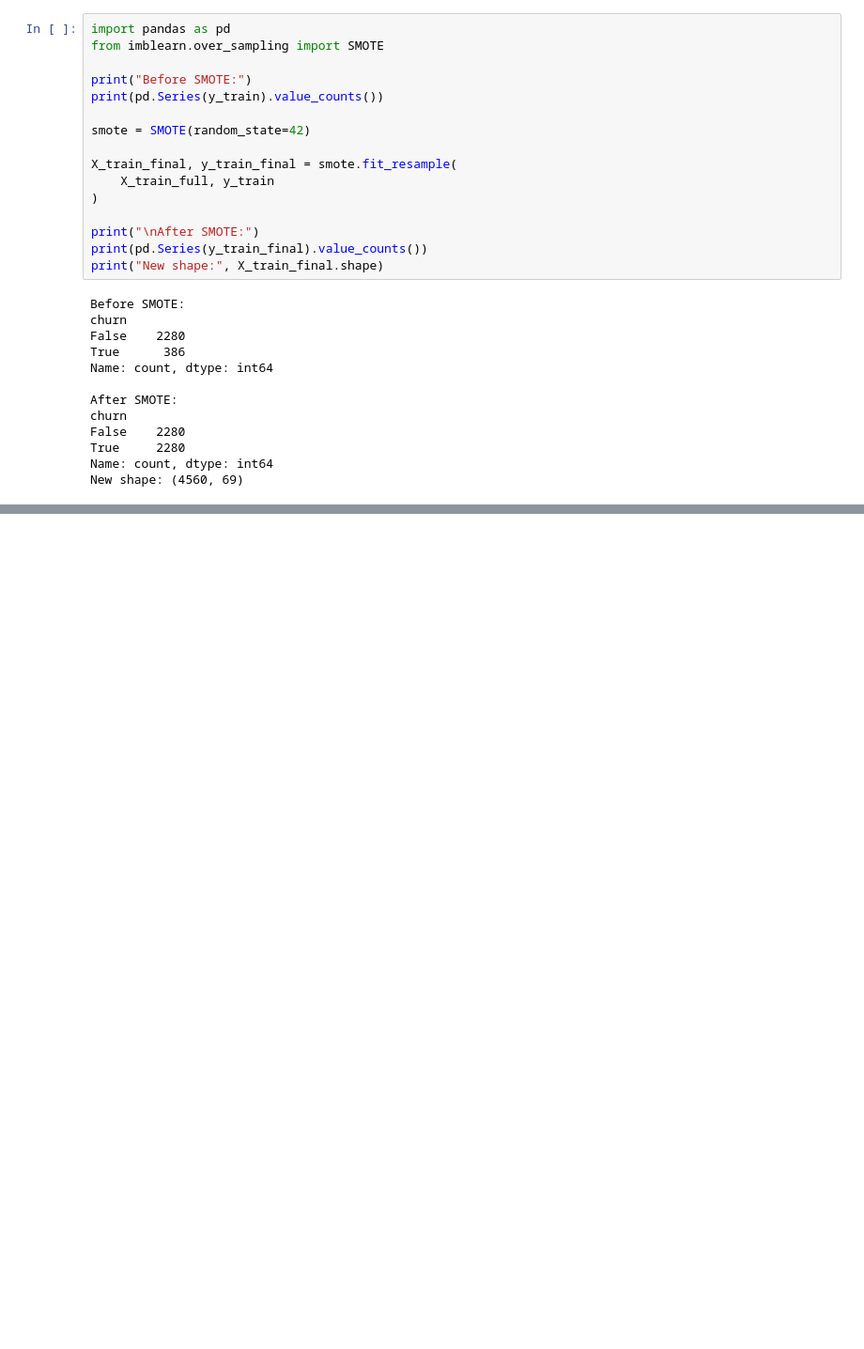
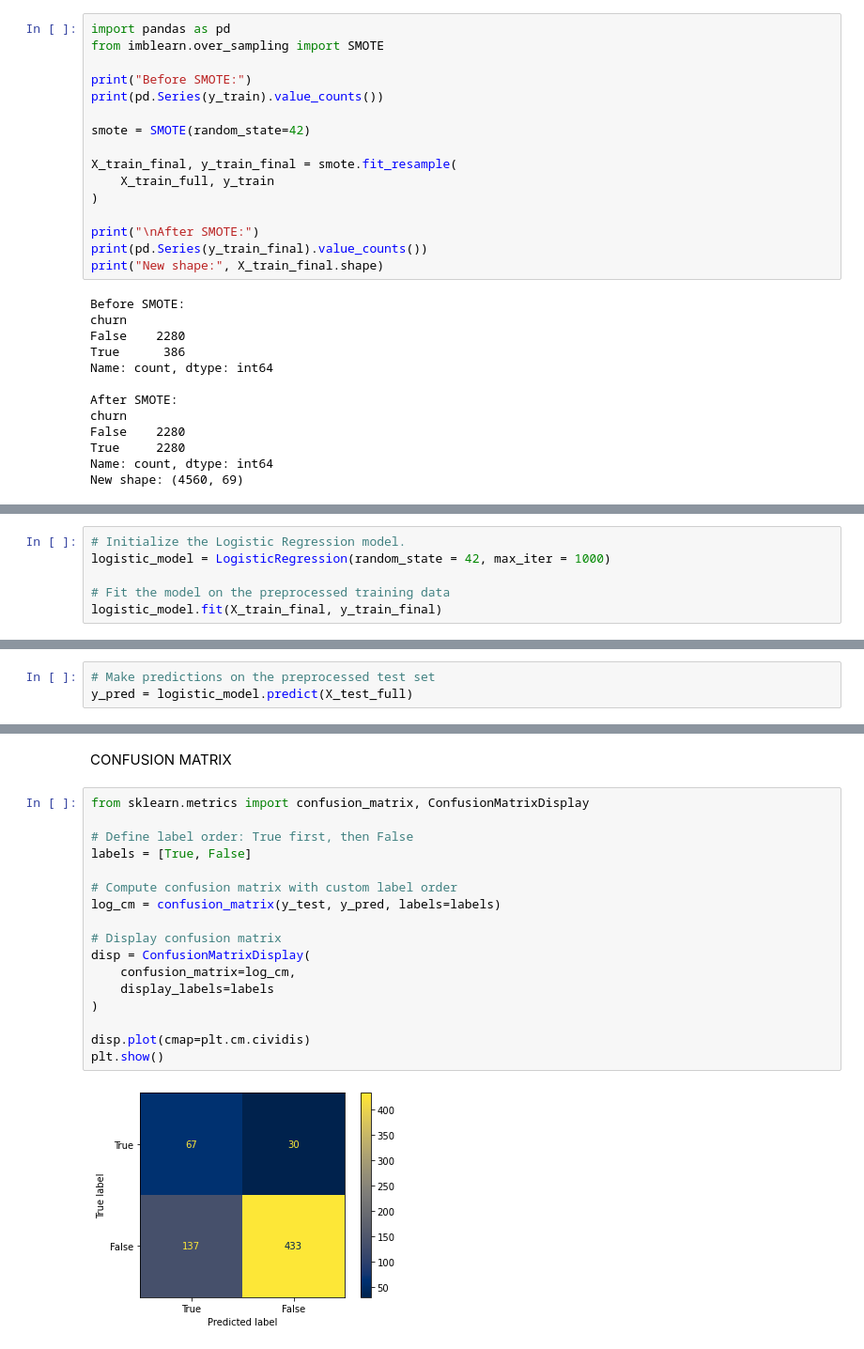
Before and after one commit to edgarowuor-tech/PHASE_THREE_CLASSIFICATION-MODEL-PROJECT, a Jupyter notebook: index.ipynb, the cells around one changed output, grey strips where cells are left out. Shown at 94% size. Saved outputs shown, nothing was run; the diff lists cells and outputs as text; blank space fills up the shorter version.

Commit message:
logistic regression model

```diff
--- a/index.ipynb
+++ b/index.ipynb
@@ -717,0 +730,6 @@ New shape: (4560, 69)
+# %%
+# Initialize the Logistic Regression model.
+logistic_model = LogisticRegression(random_state = 42, max_iter = 1000)
+
+# Fit the model on the preprocessed training data
+logistic_model.fit(X_train_final, y_train_final)
@@ -717,0 +738,3 @@ New shape: (4560, 69)
+# %%
+# Make predictions on the preprocessed test set
+y_pred = logistic_model.predict(X_test_full)
@@ -717,0 +757,21 @@ New shape: (4560, 69)
+# %% [markdown]
+CONFUSION MATRIX
+# %%
+from sklearn.metrics import confusion_matrix, ConfusionMatrixDisplay
+
+# Define label order: True first, then False
+labels = [True, False]
+
+# Compute confusion matrix with custom label order
+log_cm = confusion_matrix(y_test, y_pred, labels=labels)
+
+# Display confusion matrix
+disp = ConfusionMatrixDisplay(
+    confusion_matrix=log_cm,
+    display_labels=labels
+)
+
+disp.plot(cmap=plt.cm.cividis)
+plt.show()
+# %% [output]
+[figure, added]
```
Also changed, not shown: parts of 9 cells of this notebook.
